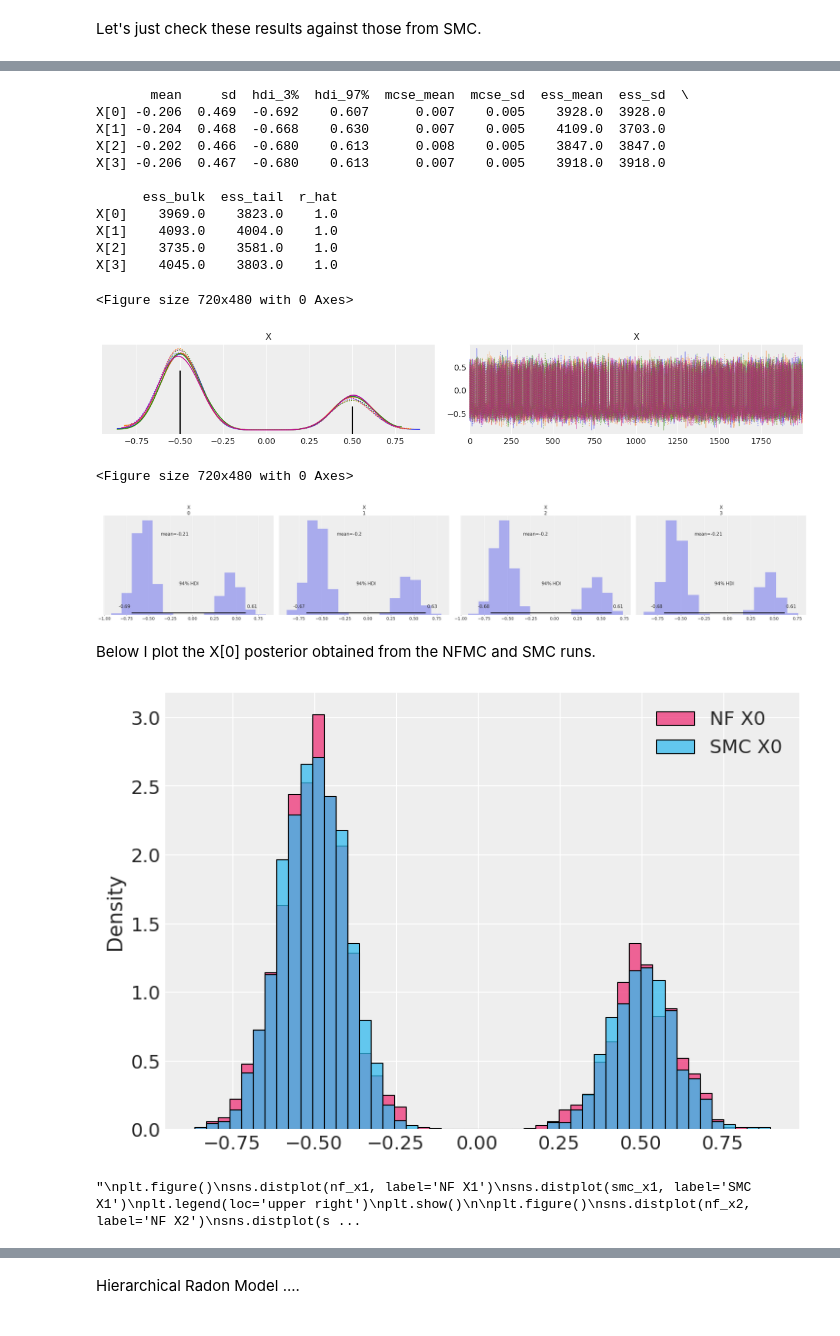
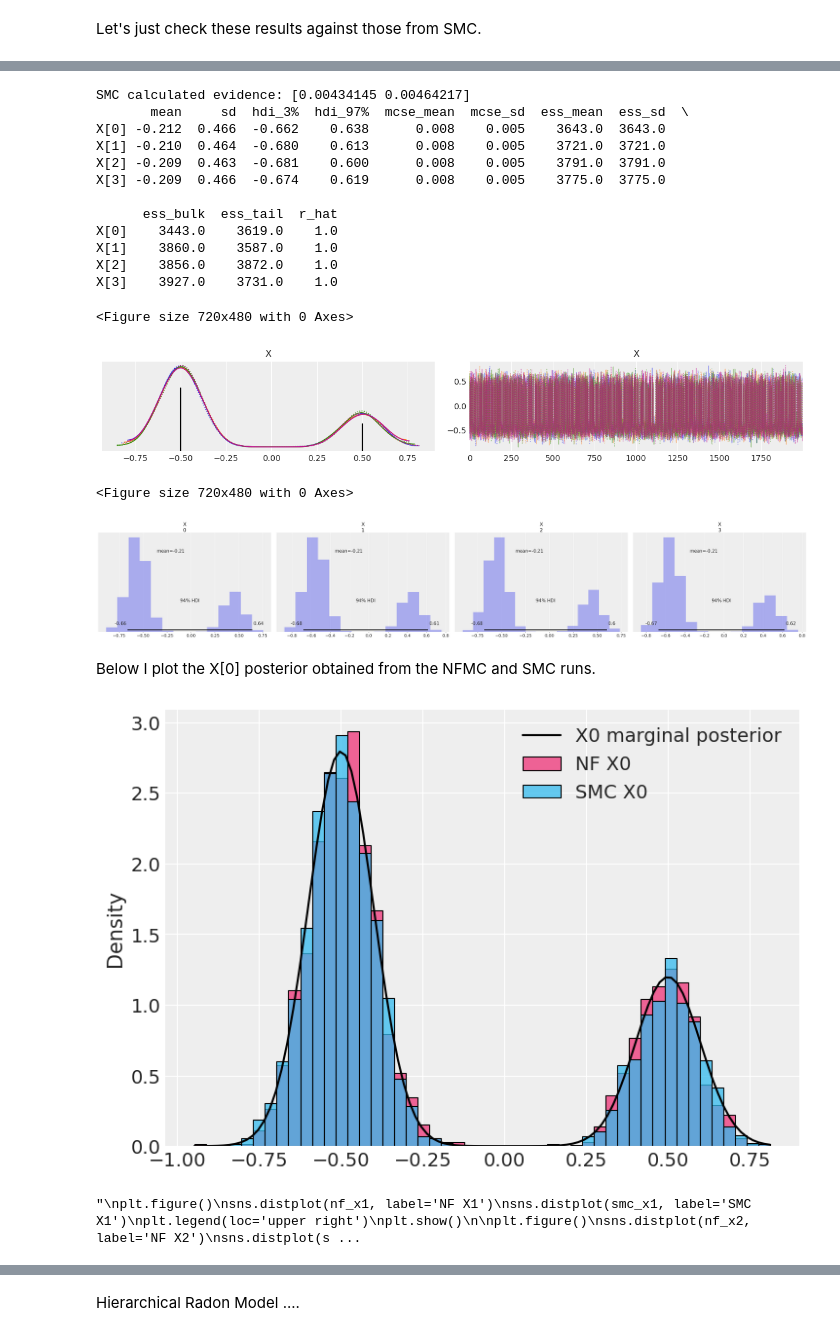
Before and after one commit to RichardGrumitt/NS_NFMC_tests, a Jupyter notebook: nfmc_tests.ipynb, the cells around one changed output, grey strips where cells are left out. Saved outputs shown, nothing was run; the diff lists cells and outputs as text; code cells hidden in the pictures.

```diff
--- a/nfmc_tests.ipynb
+++ b/nfmc_tests.ipynb
@@ -52,11 +52,12 @@ with pm.Model() as model:
         lower=-2.0 * np.ones_like(mu1),
         upper=2.0 * np.ones_like(mu1),
         testval=-1.0 * np.ones_like(mu1),
+    )
 
     llk = pm.Potential("llk", two_gaussians(X))
-    trace, nf_models, importance_weights = pm.sample_nfmc(2000, optim_iter=1000, nf_iter=20, chains=1,
-                                                          frac_validate=0.2, alpha=(0.5,0.5), parallel=False,
-                                                          ftol=1.0e-12)
+    trace = pm.sample_nfmc(2000, optim_iter=1000, nf_iter=20, chains=1,
+                           frac_validate=0.2, alpha=(0.75,0.75), parallel=False,
+                           ftol=1.0e-12, NBfirstlayer=True)
     az_trace = az.from_pymc3(trace)
 # %% [output]
 Initializing normalizing flow based sampling...
@@ -157,19 +153,22 @@ Stage:   5 Beta: 0.656
 Stage:   6 Beta: 1.000
 # %%
+smc_evidence = np.exp(smc_trace.report.log_marginal_likelihood)
+print(f'SMC calculated evidence: {smc_evidence}')
 az_smc_summary = az.summary(az_smc_trace)
 print(az_smc_summary)
 # %% [output]
+SMC calculated evidence: [0.00434145 0.00464217]
        mean     sd  hdi_3%  hdi_97%  mcse_mean  mcse_sd  ess_mean  ess_sd  \
-X[0] -0.206  0.469  -0.692    0.607      0.007    0.005    3928.0  3928.0
-X[1] -0.204  0.468  -0.668    0.630      0.007    0.005    4109.0  3703.0
-X[2] -0.202  0.466  -0.680    0.613      0.008    0.005    3847.0  3847.0
-X[3] -0.206  0.467  -0.680    0.613      0.007    0.005    3918.0  3918.0
+X[0] -0.212  0.466  -0.662    0.638      0.008    0.005    3643.0  3643.0
+X[1] -0.210  0.464  -0.680    0.613      0.008    0.005    3721.0  3721.0
+X[2] -0.209  0.463  -0.681    0.600      0.008    0.005    3791.0  3791.0
+X[3] -0.209  0.466  -0.674    0.619      0.008    0.005    3775.0  3775.0
 
       ess_bulk  ess_tail  r_hat
-X[0]    3969.0    3823.0    1.0
-X[1]    4093.0    4004.0    1.0
-X[2]    3735.0    3581.0    1.0
-X[3]    4045.0    3803.0    1.0
+X[0]    3443.0    3619.0    1.0
+X[1]    3860.0    3587.0    1.0
+X[2]    3856.0    3872.0    1.0
+X[3]    3927.0    3731.0    1.0
 # %%
 plt.figure()
 ax = az.plot_trace(az_smc_trace, compact=True)
@@ -179,17 +178,22 @@ for i in range(len(ax)):
 plt.show()
 # %% [output]
 <Figure size 720x480 with 0 Axes>
-[figure, old version]
+[figure, new version]
 # %%
 plt.figure()
 az.plot_posterior(az_smc_trace, kind='hist')
 plt.show()
 # %% [output]
 <Figure size 720x480 with 0 Axes>
-[figure, old version]
+[figure, new version]
 # %% [markdown]
 Below I plot the X[0] posterior obtained from the NFMC and SMC runs.
 # %%
+def marginal_two_gauss(x, mu1=0.5, mu2=-0.5, sigma=0.1):
+    like1 = np.exp(-(x - mu1)**2 / (2 * sigma**2)) / np.sqrt(2 * np.pi * sigma**2)
+    like2 = np.exp(-(x - mu2)**2 / (2 * sigma**2)) / np.sqrt(2 * np.pi * sigma**2)
+    return w1 * like1 + w2 * like2
+
 nf_df = az_trace.to_dataframe()
 smc_df = az_smc_trace.to_dataframe()
 
@@ -202,34 +206,38 @@ smc_x1 = smc_df[('X[1]', 1)].to_numpy()
 smc_x2 = smc_df[('X[2]', 2)].to_numpy()
 smc_x3 = smc_df[('X[3]', 3)].to_numpy()
 
+x_vals = np.linspace(min(np.amin(nf_x0), np.amin(smc_x0)), max(np.amax(nf_x0), np.amax(smc_x0)), 100)
+y_vals = marginal_two_gauss(x_vals)
+
 bins = np.linspace(min(np.amin(nf_x0), np.amin(smc_x0)), max(np.amax(nf_x0), np.amax(smc_x0)), 50)
 plt.figure()
 sns.histplot(nf_x0, label='NF X0', bins=bins, stat='density', color='#EE3377')
 sns.histplot(smc_x0, label='SMC X0', bins=bins, stat='density', color='#33BBEE')
+plt.plot(x_vals, y_vals, color='k', label='X0 marginal posterior')
 plt.legend(loc='upper right')
 plt.show()
 
 '''
 plt.figure()
 sns.distplot(nf_x1, label='NF X1')
 sns.distplot(smc_x1, label='SMC X1')
 plt.legend(loc='upper right')
 plt.show()
 
 plt.figure()
 sns.distplot(nf_x2, label='NF X2')
 sns.distplot(smc_x2, label='SMC X2')
 plt.legend(loc='upper right')
 plt.show()
 
 plt.figure()
 sns.distplot(nf_x3, label='NF X3')
 sns.distplot(smc_x3, label='SMC X3')
 plt.legend(loc='upper right')
 plt.show()
 '''
 # %% [output]
-[figure, old version]
+[figure, new version]
 "\nplt.figure()\nsns.distplot(nf_x1, label='NF X1')\nsns.distplot(smc_x1, label='SMC X1')\nplt.legend(loc='upper right')\nplt.show()\n\nplt.figure()\nsns.distplot(nf_x2, label='NF X2')\nsns.distplot(s ...
 # %%
 rg_model = pm.Model()
```
Also changed, not shown: parts of 15 cells of this notebook, 1 other file.
